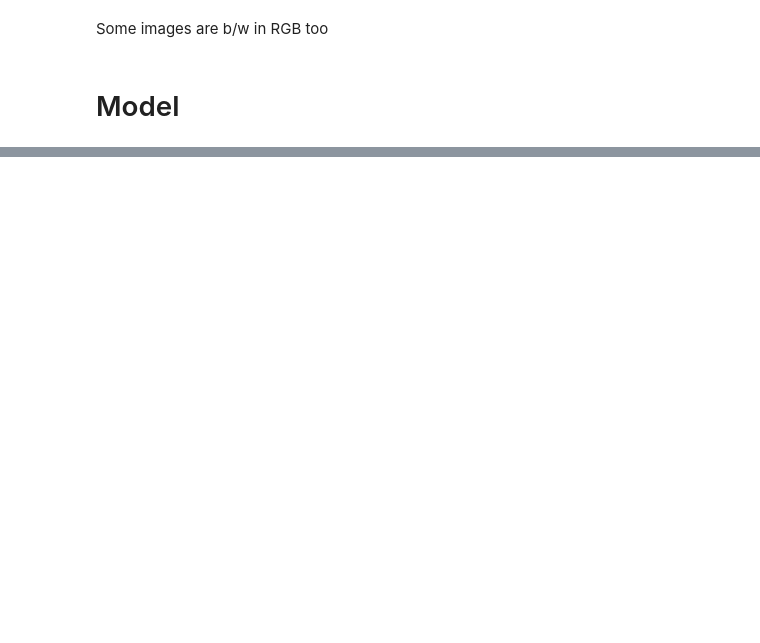
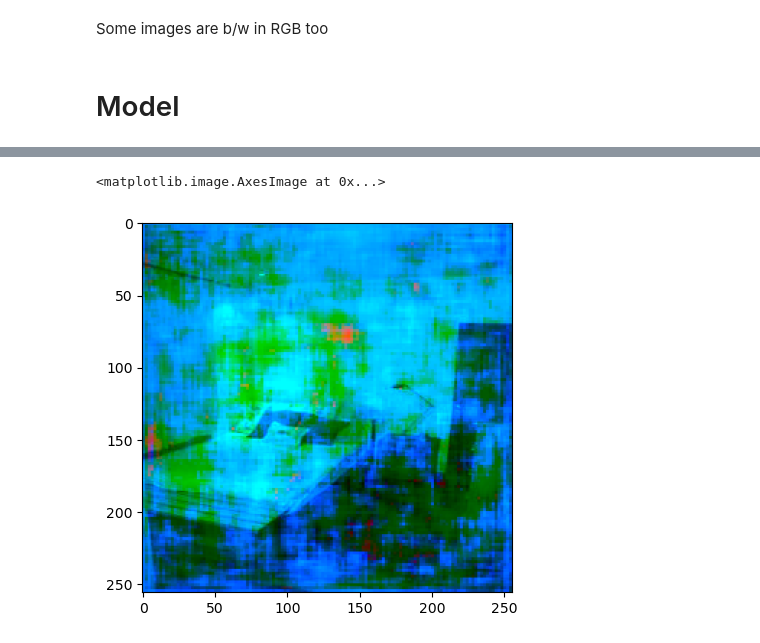
Before and after one commit to salkhon/video-colorization, a Jupyter notebook: notebooks/train.ipynb, the cells around one changed output, grey strips where cells are left out. Drawn from its saved outputs; the diff is of its cells as text; code cells hidden in the pictures; blank space fills up the shorter version.

```diff
--- a/notebooks/train.ipynb
+++ b/notebooks/train.ipynb
@@ -112,7 +118,7 @@ class ConvNetWithEfficientNetFeatureExtractor(torch.nn.Module):
         super().__init__()
         # EfficientNetB7 feature extractor (frozen)
         self.feature_extractor = efficientnet_b7(
-            pretrained=True, in_channels=3
+            weights=EfficientNet_B7_Weights.IMAGENET1K_V1
         ).features
         self.feature_extractor.requires_grad_(False)
         # Colorization layers (Conv2d, BatchNorm2d, ReLU, Upsample, Conv2d)
@@ -137,9 +143,30 @@ class ConvNetWithEfficientNetFeatureExtractor(torch.nn.Module):
             torch.nn.BatchNorm2d(64),
             torch.nn.ReLU(),
             torch.nn.Conv2d(64, 2, kernel_size=3, padding=1),
+            torch.nn.Tanh(),
             torch.nn.Upsample(scale_factor=2),
         )
 
     def forward(self, x: torch.Tensor) -> torch.Tensor:
         features = self.feature_extractor(x)
         return self.colorization_layers(features)
+
+    def convert_output_to_rgb(
+        self, x: torch.Tensor, output: torch.Tensor
+    ) -> torch.Tensor:
+        """Convert the output of the model to rgb image.
+
+        Args:
+            x (torch.Tensor): Input b/w image (3, 256, 256)
+            output (torch.Tensor): Output a, b channels (2, 256, 256)
+
+        Returns:
+            torch.Tensor: RGB image (3, 256, 256)
+        """
+        # Create a copy of the input image and replace the a, b channels with the output
+        lab_img = x.clone()
+        lab_img[1:] = output
+        return Places365Train.lab_to_rgb(lab_img)
+# %%
+model = ConvNetWithEfficientNetFeatureExtractor()
+_ = summary(model, (3, 256, 256))
@@ -145,0 +206,6 @@ class ConvNetWithEfficientNetFeatureExtractor(torch.nn.Module):
+# %%
+output_img = model.convert_output_to_rgb(input[0].cpu(), output.detach()[0].cpu())
+plt.imshow(output_img.permute(1, 2, 0))
+# %% [output]
+<matplotlib.image.AxesImage at 0x...>
+[figure, added]
```
Also changed, not shown: parts of 8 cells of this notebook.
